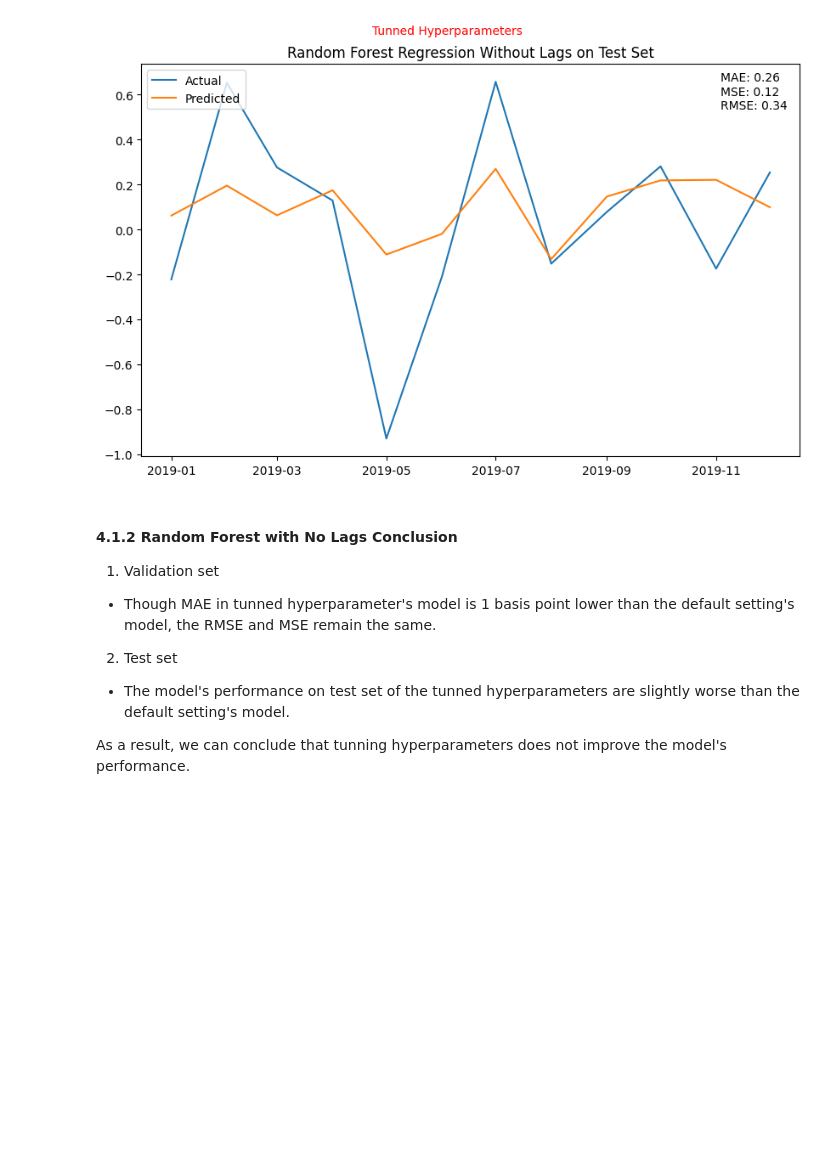
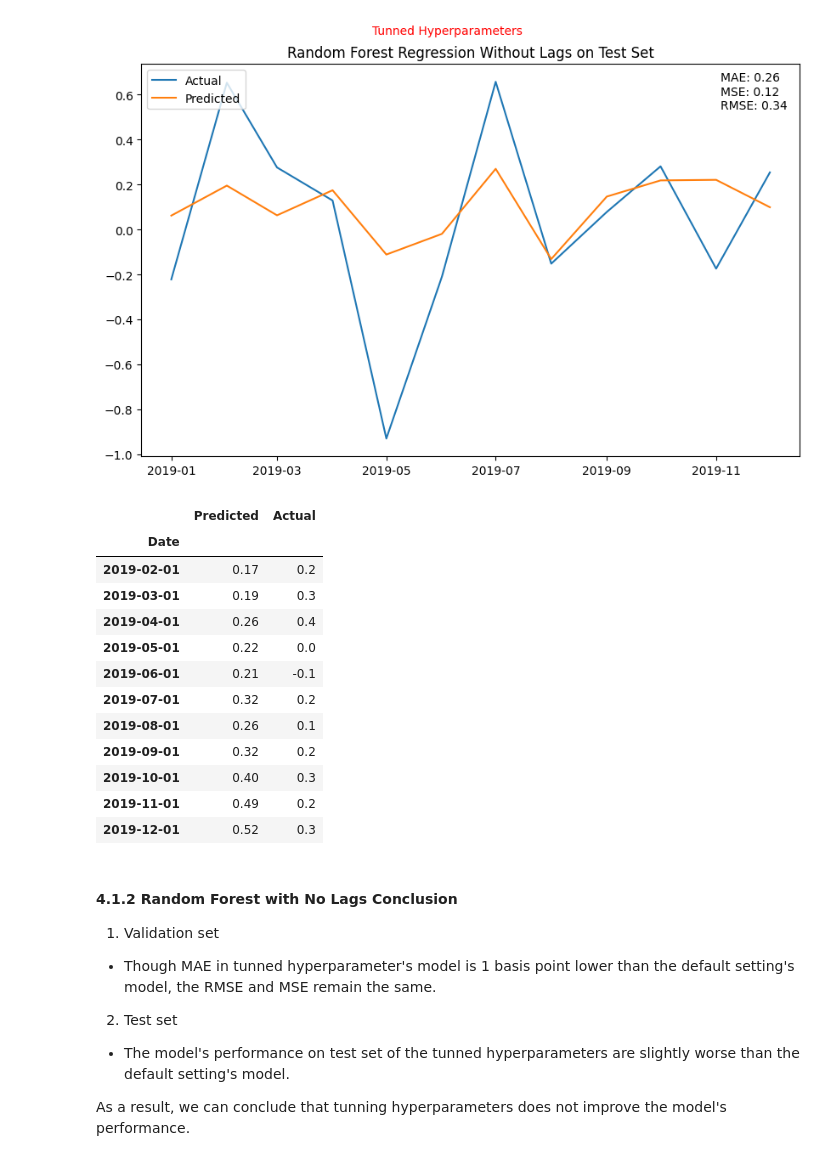
Before and after one commit to namtran6701/Inflation_Prediction, a Jupyter notebook: project_3.ipynb, the cells around one changed output. Drawn from its saved outputs; the diff is of its cells as text; code cells hidden in the pictures; blank space fills up the shorter version.

```diff
--- a/project_3.ipynb
+++ b/project_3.ipynb
@@ -1135,6 +1175,22 @@ def plot_tunned_predictions_test(actual, predicted, title):
 plot_tunned_predictions_test(y_test, y_pred, 'Random Forest Regression Without Lags on Test Set')
 # %% [output]
 [figure]
+# %%
+merge_with_1_month_pct_change(y_pred)
+# %% [output]
+|  | Predicted | Actual |
+| Date |  |  |
+| 2019-02-01 | 0.17 | 0.2 |
+| 2019-03-01 | 0.19 | 0.3 |
+| 2019-04-01 | 0.26 | 0.4 |
+| 2019-05-01 | 0.22 | 0.0 |
+| 2019-06-01 | 0.21 | -0.1 |
+| 2019-07-01 | 0.32 | 0.2 |
+| 2019-08-01 | 0.26 | 0.1 |
+| 2019-09-01 | 0.32 | 0.2 |
+| 2019-10-01 | 0.40 | 0.3 |
+| 2019-11-01 | 0.49 | 0.2 |
+| 2019-12-01 | 0.52 | 0.3 |
 # %% [markdown]
 #### 4.1.2 Random Forest with No Lags Conclusion
 1. Validation set
```
Also changed, not shown: parts of 15 cells of this notebook.
